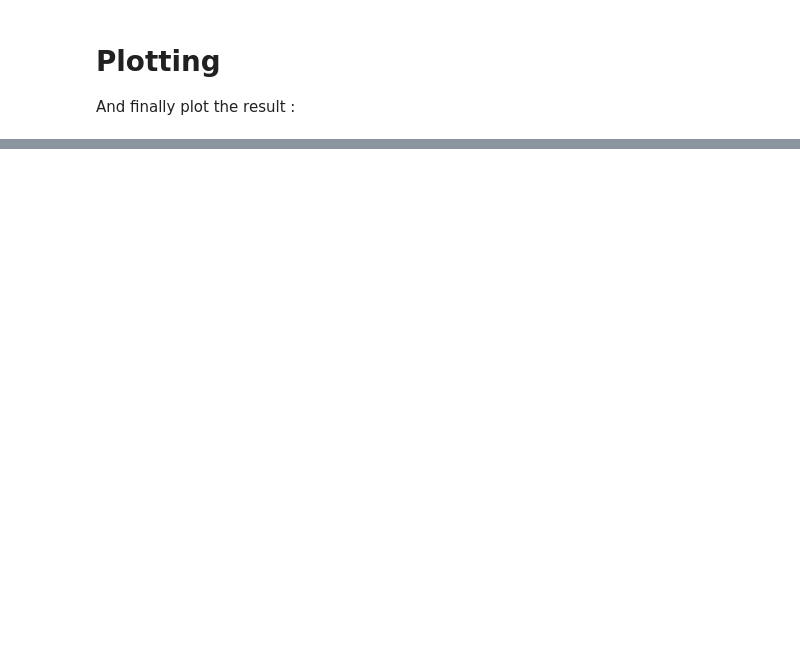
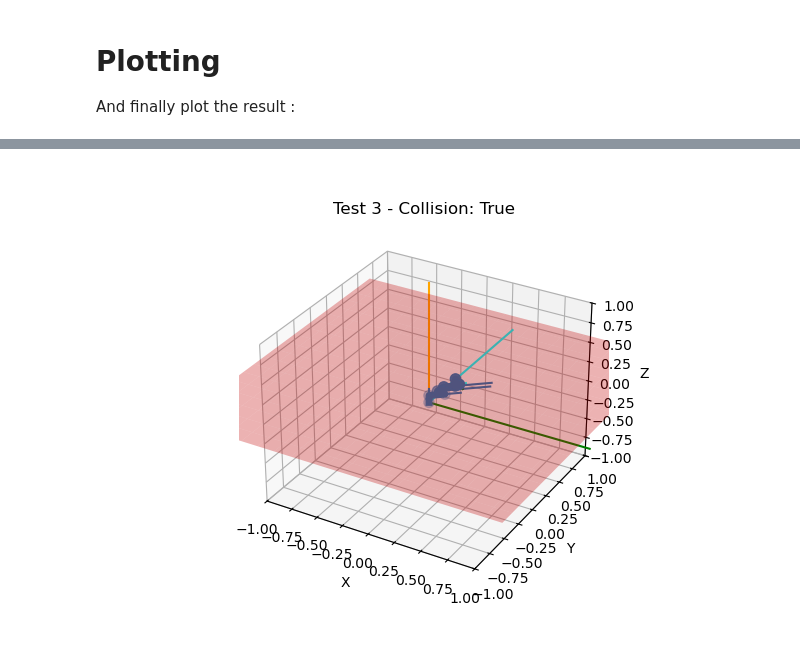
Before and after one commit to Standlm/lab-2-ik, a Jupyter notebook: my_IK.ipynb, the cells around one changed output, grey strips where cells are left out. Cells and saved outputs as stored; diff of their text form; code cells hidden in the pictures; blank space fills up the shorter version.

```diff
--- a/my_IK.ipynb
+++ b/my_IK.ipynb
@@ -146,0 +130,81 @@ ValueError: reachable_points must contain [x, y, z] positions.
+# %%
+import numpy as np
+import matplotlib.pyplot as plt
+from ikpy.utils import geometry
+
+# Get the joint positions
+def get_nodes(chain, joints):
+    nodes = []
+
+    transformation_matrixes = chain.forward_kinematics(
+        joints, full_kinematics=True
+    )
+
+    for index, link in enumerate(chain.links):
+        node, orientation = geometry.from_transformation_matrix(
+            transformation_matrixes[index]
+        )
+        nodes.append(node)
+
+    return np.array(nodes)
+
+
+# Define plane above the robot's zero pose
+zero_joints = np.zeros(len(my_chain.links))
+zero_nodes = get_nodes(my_chain, zero_joints)
+
+plane_z = np.max(zero_nodes[:, 2]) + 0.1
+
+# Check for collision with plane
+def check_collision(chain, joints, plane_z):
+    nodes = get_nodes(chain, joints)
+
+    z_positions = nodes[:, 2]
+
+    # All joints below plane
+    if np.all(z_positions < plane_z):
+        return False
+
+    # All joints above plane
+    if np.all(z_positions > plane_z):
+        return False
+
+    # Joints cross or touch plane
+    return True
+
+# we need 3 random test points
+test1 = np.zeros(len(my_chain.links))
+
+test2 = my_chain.inverse_kinematics([0.7, 0.5, 0.5])
+
+test3 = my_chain.inverse_kinematics([0.6, -0.5, 0.8])
+
+tests = [test1, test2, test3]
+# Create the plane
+x = np.linspace(-1.5, 1.5, 20)
+y = np.linspace(-1.5, 1.5, 20)
+
+X, Y = np.meshgrid(x, y)
+Z = np.full_like(X, plane_z)
+
+for i, joints in enumerate(tests):
+
+    fig, ax = plot_utils.init_3d_figure()
+
+    my_chain.plot(joints, ax)
+
+    ax.plot_surface(
+        X, Y, Z,
+        color="red",
+        alpha=0.3
+    )
+
+    collision = check_collision(my_chain, joints, plane_z)
+
+    ax.set_title(
+        f"Test {i + 1} - Collision: {collision}"
+    )
+
+plt.show()
+# %% [output]
+[figure, added]
```
Also changed, not shown: parts of 12 cells of this notebook.
